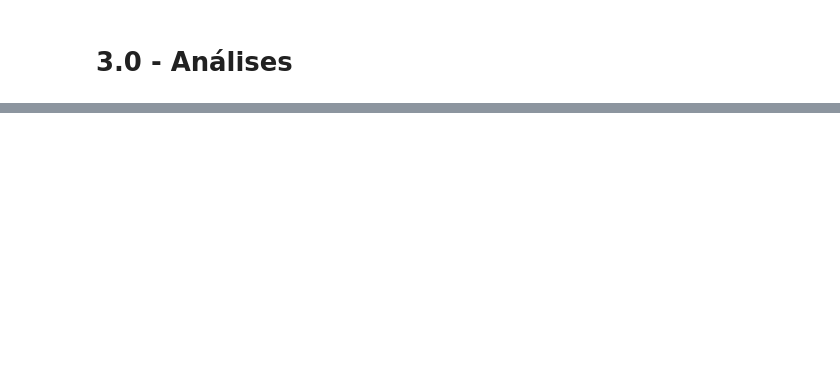
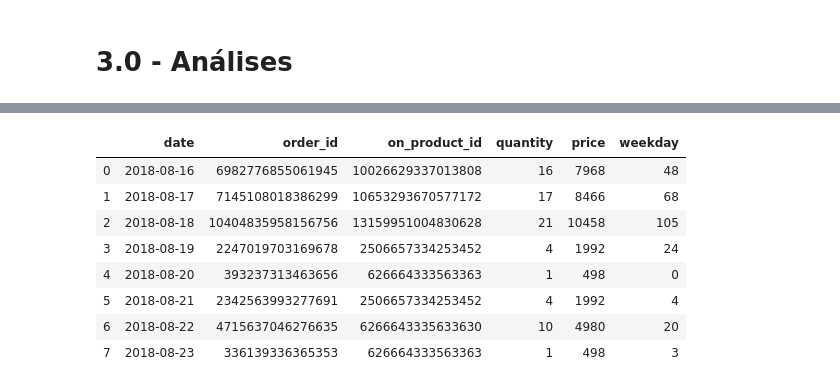
Before and after one commit to vinicvaz/Linx-DataAnalysis, a Jupyter notebook: OnlineDataAnalysis.ipynb, the cells around one changed output, grey strips where cells are left out. Saved outputs shown, nothing was run; the diff lists cells and outputs as text; code cells hidden in the pictures; blank space fills up the shorter version.

```diff
--- a/OnlineDataAnalysis.ipynb
+++ b/OnlineDataAnalysis.ipynb
@@ -185,0 +268,12 @@ df.head()
+# %%
+most_sold_dates
+# %% [output]
+|  | date | order_id | on_product_id | quantity | price | weekday |
+| 0 | 2018-08-16 | 6982776855061945 | 10026629337013808 | 16 | 7968 | 48 |
+| 1 | 2018-08-17 | 7145108018386299 | 10653293670577172 | 17 | 8466 | 68 |
+| 2 | 2018-08-18 | 10404835958156756 | 13159951004830628 | 21 | 10458 | 105 |
+| 3 | 2018-08-19 | 2247019703169678 | 2506657334253452 | 4 | 1992 | 24 |
+| 4 | 2018-08-20 | 393237313463656 | 626664333563363 | 1 | 498 | 0 |
+| 5 | 2018-08-21 | 2342563993277691 | 2506657334253452 | 4 | 1992 | 4 |
+| 6 | 2018-08-22 | 4715637046276635 | 6266643335633630 | 10 | 4980 | 20 |
+| 7 | 2018-08-23 | 336139336365353 | 626664333563363 | 1 | 498 | 3 |
```
Also changed, not shown: parts of 15 cells of this notebook.
